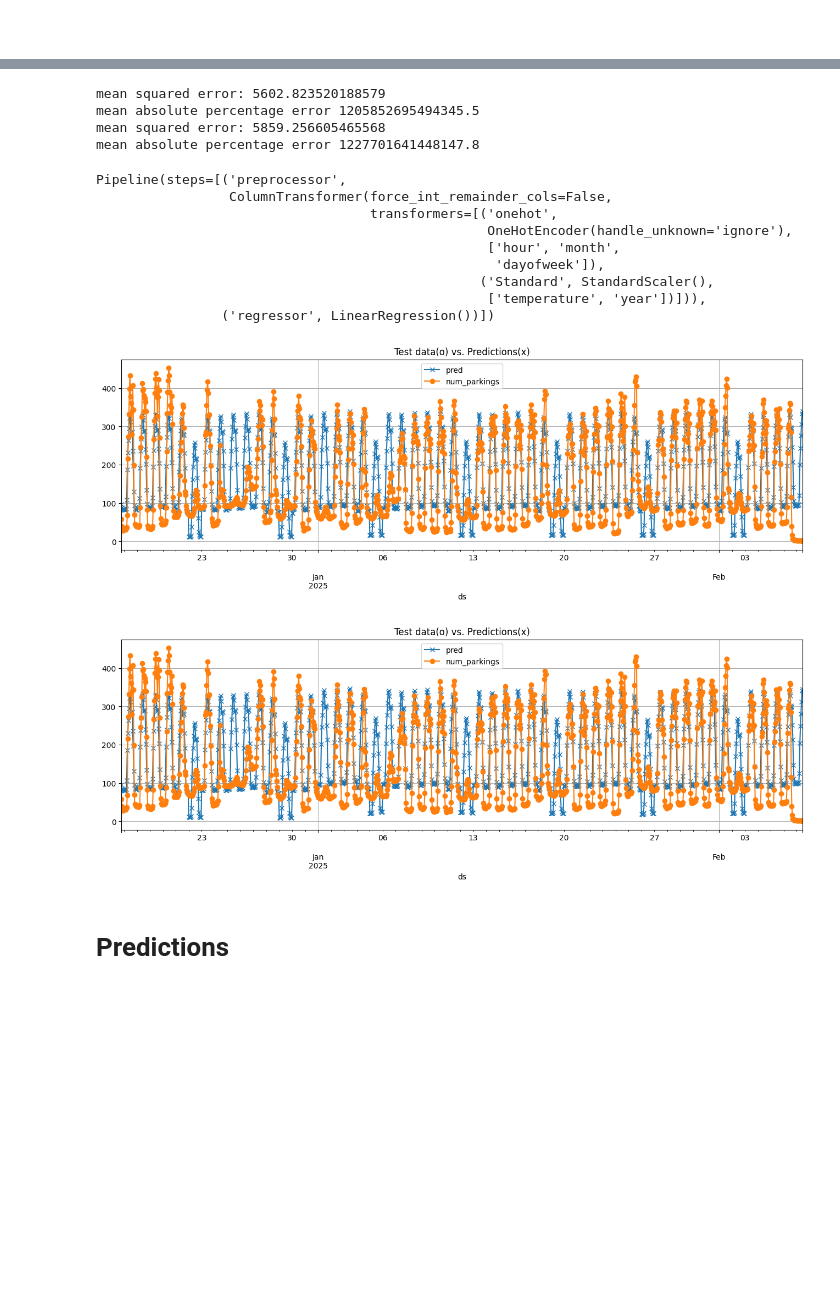
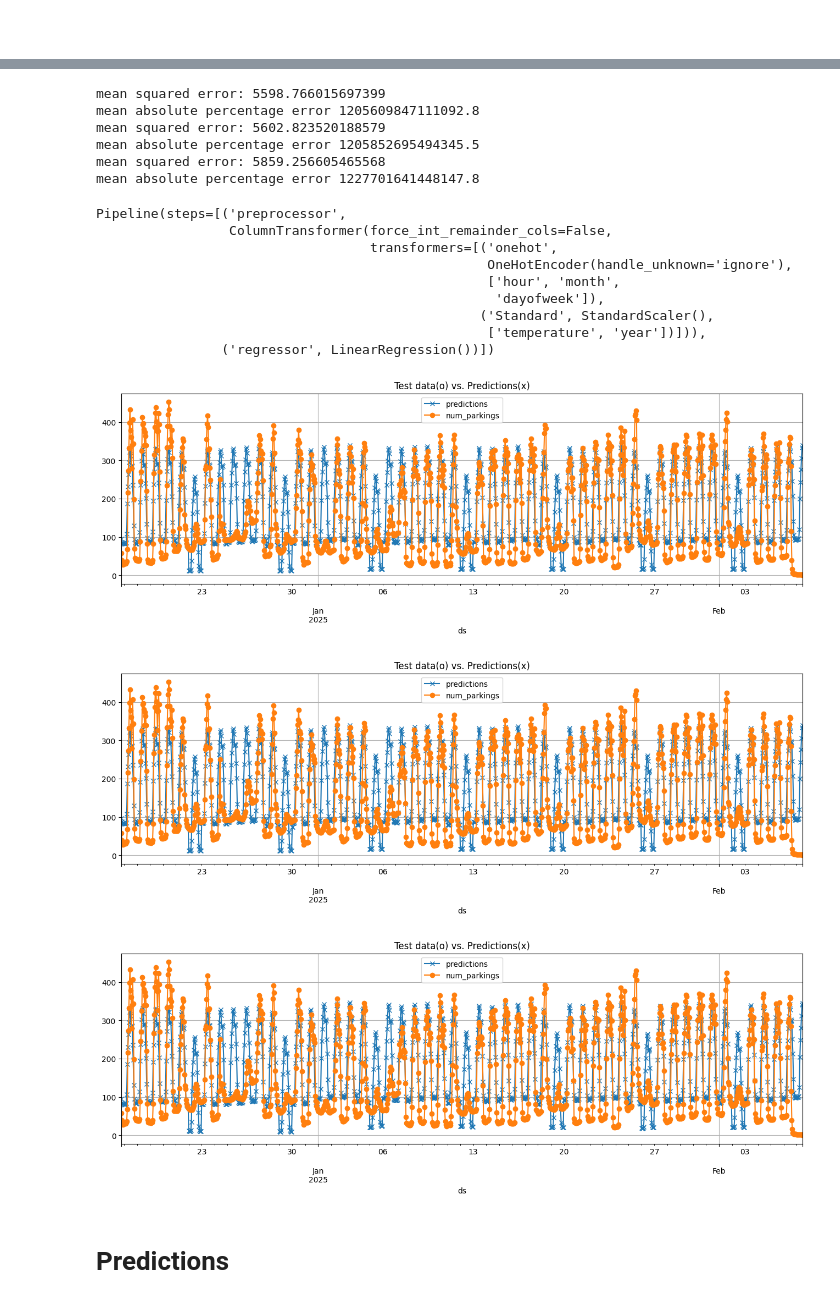
Before and after one commit to City-of-Turku/parkings-weather-correlation, a Jupyter notebook: scikit/linear_regression.ipynb, the cells around one changed output, grey strips where cells are left out. Cells and saved outputs as stored; diff of their text form; code cells hidden in the pictures; blank space fills up the shorter version.

```diff
--- a/scikit/linear_regression.ipynb
+++ b/scikit/linear_regression.ipynb
@@ -45,7 +52,2 @@ Found 718955 parkings in zone
 # %% [markdown]
 #
-# %%
-df = add_seasonability_columns(df)
-pipeline = get_pipeline(standard_columns=[YEAR])
-X_test, y_test = fit_model(pipeline, df, SEASONABILITY_COLUMNS)
-compare_test_with_predicition(pipeline, X_test, y_test)
@@ -65,27 +54,34 @@ Pipeline(steps=[('preprocessor',
 # %%
+df_base = add_seasonability_columns(df)
+pipeline = get_pipeline(LinearRegression(), standard_columns=[YEAR])
+X_test, y_test = fit_model(pipeline, df_base, SEASONABILITY_COLUMNS)
+compare_test_with_predicition(pipeline, X_test, y_test)
 df_rain_train = add_seasonability_columns(df_rain_train)
-pipeline_rain = get_pipeline(standard_columns=[YEAR, RAIN])
+pipeline_rain = get_pipeline(LinearRegression(), standard_columns=[YEAR, RAIN])
 X_test, y_test = fit_model(pipeline_rain, df_rain_train, SEASONABILITY_COLUMNS+[RAIN])
 compare_test_with_predicition(pipeline_rain, X_test, y_test)
 df_temperature_train = add_seasonability_columns(df_temperature_train)
-pipeline_temperature = get_pipeline(standard_columns=[TEMPERATURE, YEAR])
+pipeline_temperature = get_pipeline(LinearRegression(), standard_columns=[TEMPERATURE, YEAR])
 X_test, y_test = fit_model(pipeline_temperature, df_temperature_train, SEASONABILITY_COLUMNS+[TEMPERATURE])
 compare_test_with_predicition(pipeline_temperature, X_test, y_test)
 # %% [output]
+mean squared error: 5598.766015697399
+mean absolute percentage error 1205609847111092.8
 mean squared error: 5602.823520188579
 mean absolute percentage error 1205852695494345.5
 mean squared error: 5859.256605465568
 mean absolute percentage error 1227701641448147.8
 Pipeline(steps=[('preprocessor',
                  ColumnTransformer(force_int_remainder_cols=False,
                                    transformers=[('onehot',
                                                   OneHotEncoder(handle_unknown='ignore'),
                                                   ['hour', 'month',
                                                    'dayofweek']),
                                                  ('Standard', StandardScaler(),
                                                   ['temperature', 'year'])])),
                 ('regressor', LinearRegression())])
-[figure, old version]
+[figure, new version]
-[figure, old version]
+[figure, new version]
+[figure, added]
 # %% [markdown]
 # Predictions
```
Also changed, not shown: parts of 7 cells of this notebook, 1 other file.
